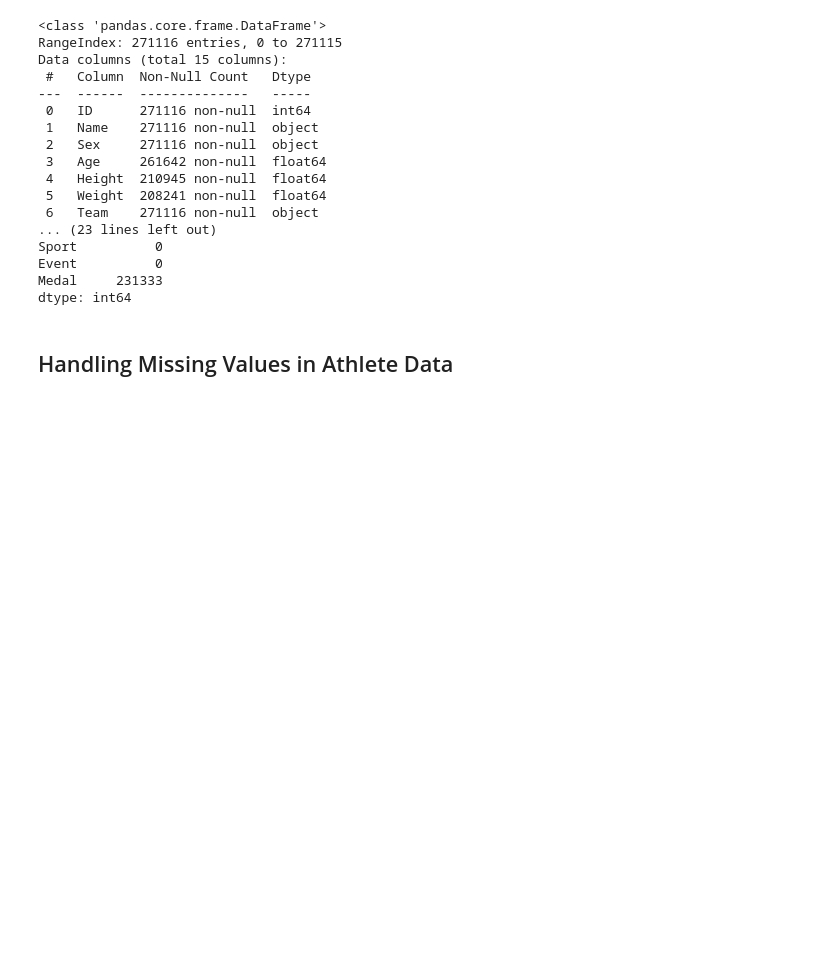
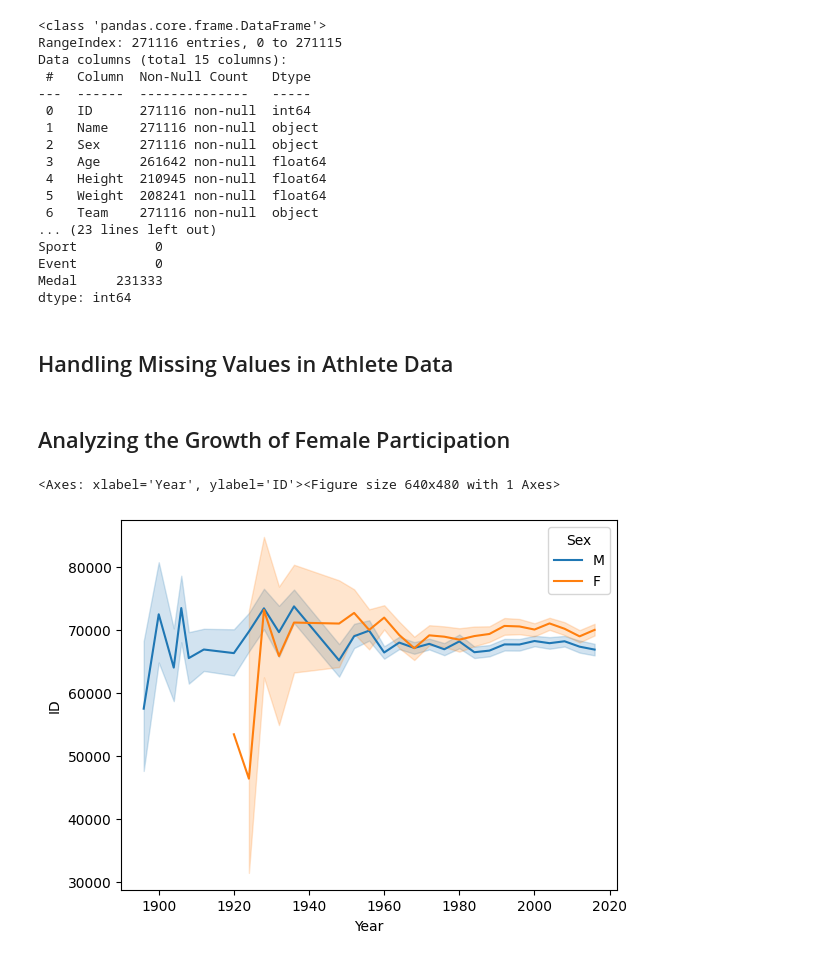
Before and after one commit to PbayonG/codefinity-exploring-olympic-history-through-data-visualization, a Jupyter notebook: notebook.ipynb, the cells around one changed output. Drawn from its saved outputs; the diff is of its cells as text; code cells hidden in the pictures; blank space fills up the shorter version.

```diff
--- a/notebook.ipynb
+++ b/notebook.ipynb
@@ -34,3 +34,26 @@ dtype: int64
 
 df.dropna(subset=['Age', 'Height', 'Weight'], inplace=True)
 df['Medal']=df['Medal'].fillna('None')
+# %% [markdown]
+## Analyzing the Growth of Female Participation
+# %%
+import seaborn as sns
+import matplotlib.pyplot as plt
+
+# Write your code belows
+summer_df=df[df['Season']=='Summer']
+gender_counts = (
+    summer_df
+      .groupby(['Year', 'Sex'])['ID']
+      .nunique()
+      .reset_index()
+)
+sns.lineplot(
+    data=summer_df,
+    x='Year',
+    y='ID',
+    hue='Sex'
+)
+# %% [output]
+<Axes: xlabel='Year', ylabel='ID'><Figure size 640x480 with 1 Axes>
+[figure, added]
```
Also changed, not shown: parts of 6 cells of this notebook, 1 other file.
